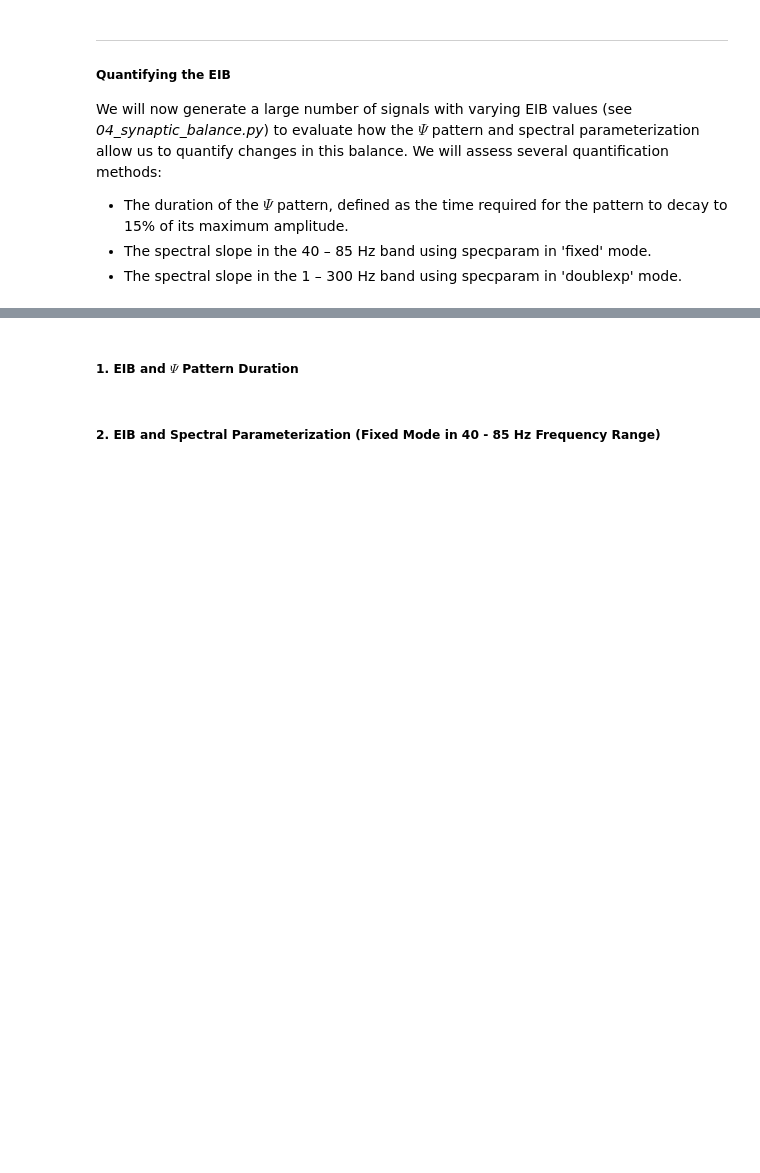
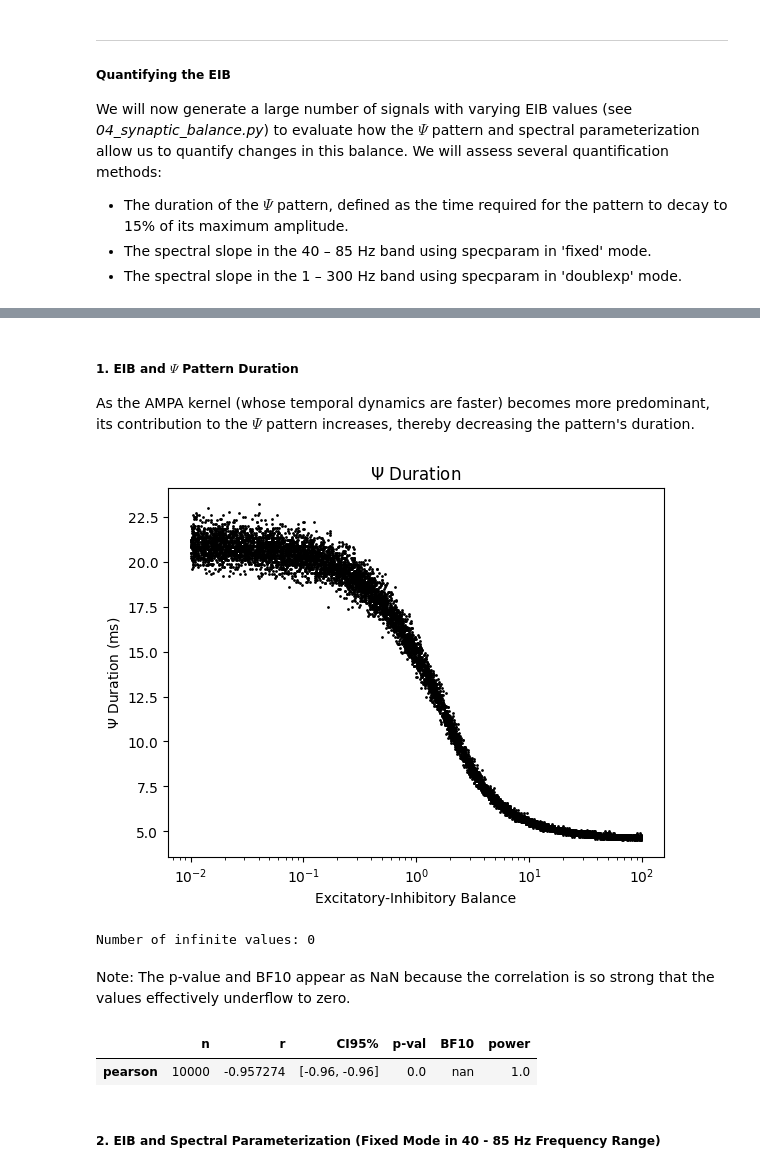
Before and after one commit to RojasMN/synaptic-kernels-LFP, a Jupyter notebook: simulations/04_synaptic_balance.ipynb, the cells around one changed output, grey strips where cells are left out. Cells and saved outputs as stored; diff of their text form; code cells hidden in the pictures; blank space fills up the shorter version.

```diff
--- a/simulations/04_synaptic_balance.ipynb
+++ b/simulations/04_synaptic_balance.ipynb
@@ -330,2 +332,3 @@ eib_data.head(5)
 # %% [markdown]
 ##### **1. EIB and $\Psi$ Pattern Duration**
+As the AMPA kernel (whose temporal dynamics are faster) becomes more predominant, its contribution to the $\Psi$ pattern increases, thereby decreasing the pattern's duration.
@@ -336,2 +335,33 @@ eib_data.head(5)
+# %%
+sns.scatterplot(
+    x = 'eib',
+    y = 'psi_duration',
+    data = eib_data,
+    s = 1,
+    color = 'black',
+    edgecolor = 'black',
+    linewidth = 1
+)
+
+plt.title('$\Psi$ Duration')
+plt.xlabel('Excitatory-Inhibitory Balance')
+plt.ylabel('$\Psi$ Duration (ms)')
+plt.xscale('log')
+plt.show()
+# %% [output]
+[figure, added]
+# %%
+is_inf = np.isinf(np.log(eib_data['eib'])).sum()
+print(f"Number of infinite values: {is_inf}")
+# %% [output]
+Number of infinite values: 0
+# %% [markdown]
+Note: The p-value and BF10 appear as NaN because the correlation is so strong that the values effectively underflow to zero.
+# %%
+# Spearman correlation between log(eib) and psi_duration
+pg.corr(x = np.log(eib_data['eib']), y = eib_data['psi_duration'], method = 'pearson')
+# %% [output]
+|  | n | r | CI95% | p-val | BF10 | power |
+| pearson | 10000 | -0.957274 | [-0.96, -0.96] | 0.0 | nan | 1.0 |
 # %% [markdown]
 ##### **2. EIB and Spectral Parameterization (Fixed Mode in 40 - 85 Hz Frequency Range)**
```
Also changed, not shown: parts of 39 cells of this notebook, 2 other files.
